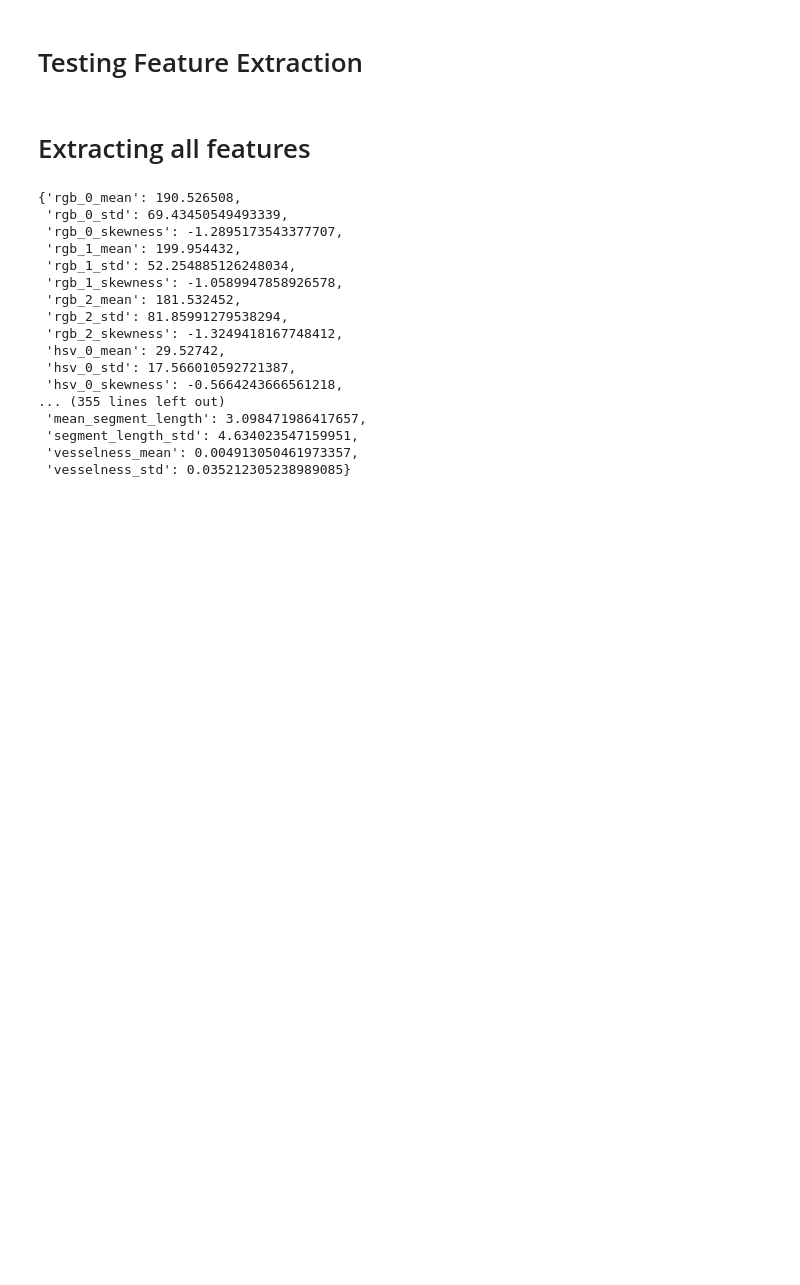
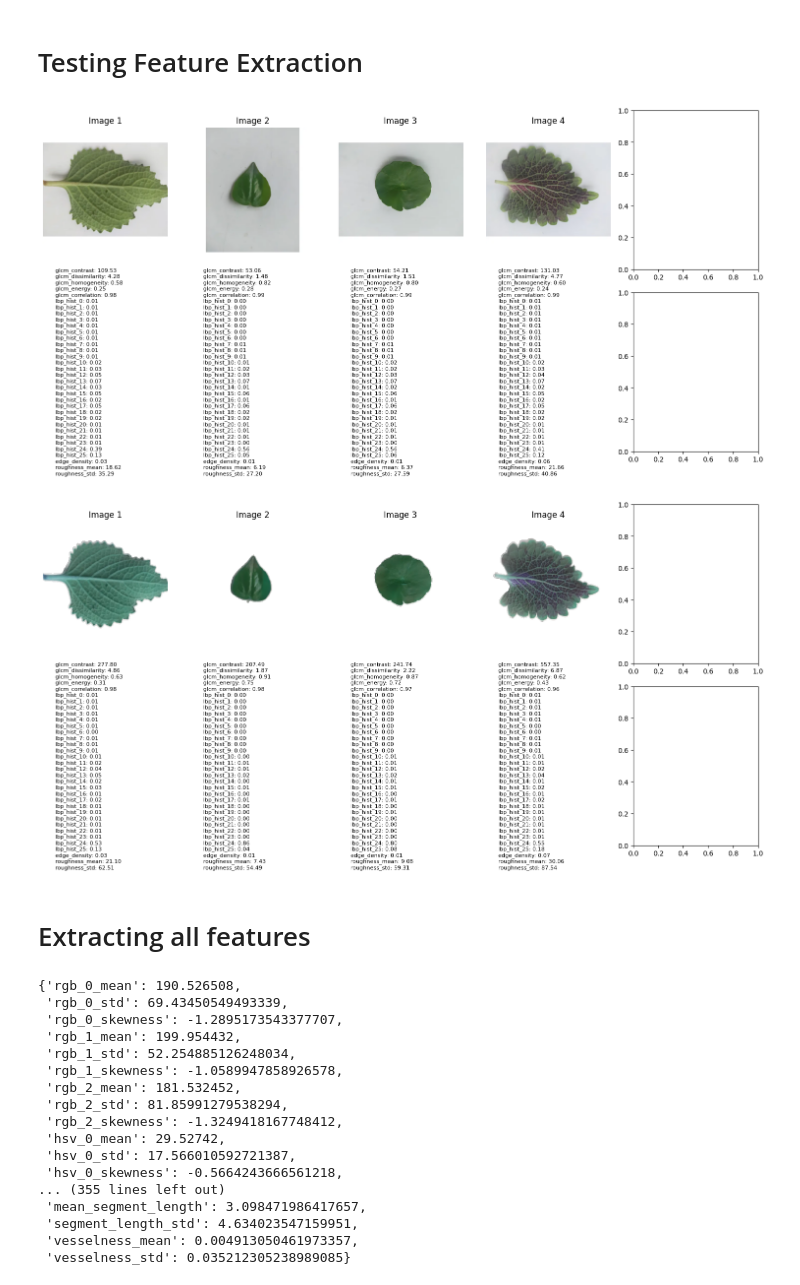
Before and after one commit to mkmksto/ai221_final_project, a Jupyter notebook: notebooks/quinto_training.ipynb, the cells around one changed output. Cells and saved outputs as stored; diff of their text form; code cells hidden in the pictures; blank space fills up the shorter version.

Commit message:
feat: final feature extraction pipeline *
* i.e. which image to use for feature extraction (with or without BG)

```diff
--- a/notebooks/quinto_training.ipynb
+++ b/notebooks/quinto_training.ipynb
@@ -135,3 +112,30 @@ plot_images_with_features(random_images_10, shape_features_on_bg_removed_images)
+# %%
+# List of the paths of the 40 random images
+random_images_40 = get_random_images_from_each_class(class_folders)
+random_images_10 = random_images_40[6:10]
+
+# Get corresponding background removed images by replacing the folder path
+bg_rem_random_images_10 = [
+    BG_REMOVED_DATA_FOLDER / path.relative_to(PROCESSED_DATA_FOLDER)
+    for path in random_images_10
+]
+
+
+texture_features_on_random_images = [
+    extract_texture_features(plt.imread(img)) for img in random_images_10
+]
+
+texture_features_on_bg_removed_images = [
+    extract_texture_features(plt.imread(img)) for img in bg_rem_random_images_10
+]
+
+plot_images_with_features(random_images_10, texture_features_on_random_images)
+plot_images_with_features(
+    bg_rem_random_images_10, texture_features_on_bg_removed_images
+)
+# %% [output]
+[figure, added]
+[figure, added]
 # %% [markdown]
 # Extracting all features
 # %%
```
Also changed, not shown: parts of 7 cells of this notebook, 1 other file.
